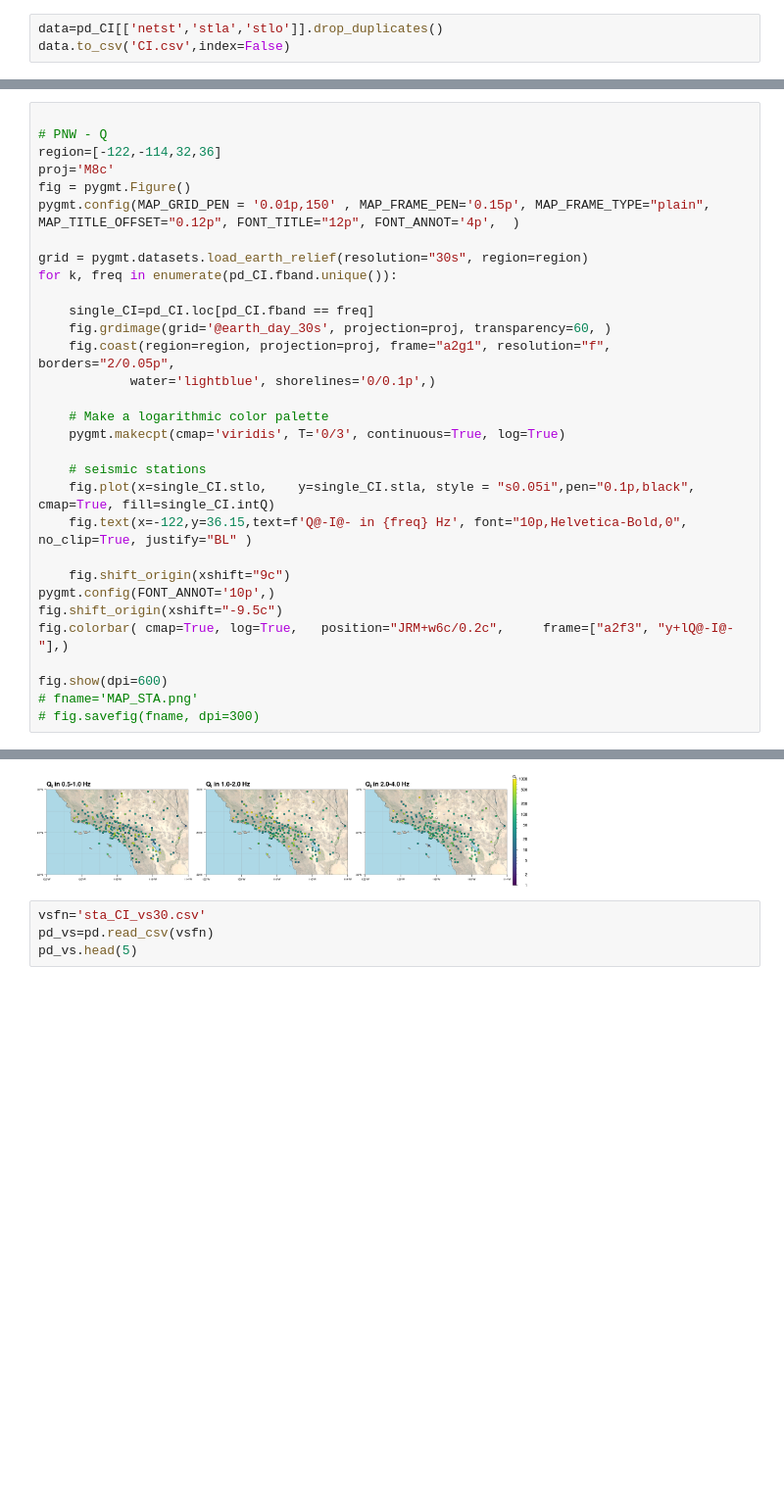
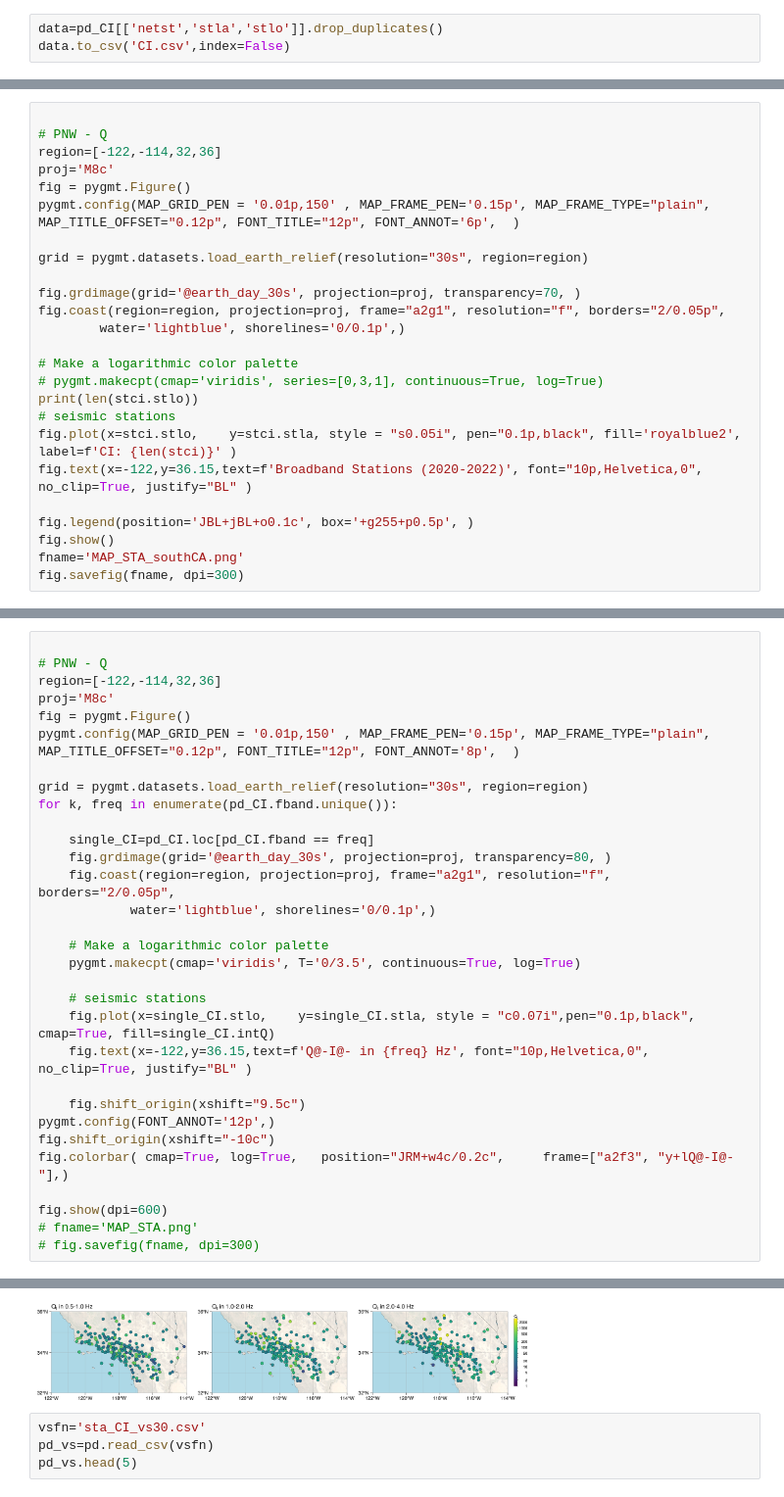
Before and after one commit to kuanfufeng/Attenuation_Paper, a Jupyter notebook: attenuation_SouthCA/01_Check.ipynb, the cells around one changed output, grey strips where cells are left out. Shown at 98% size. Saved outputs shown, nothing was run; the diff lists cells and outputs as text; blank space fills up the shorter version.

```diff
--- a/attenuation_SouthCA/01_Check.ipynb
+++ b/attenuation_SouthCA/01_Check.ipynb
@@ -60,0 +92,25 @@ data.to_csv('CI.csv',index=False)
+# %%
+
+# PNW - Q
+region=[-122,-114,32,36]
+proj='M8c'
+fig = pygmt.Figure()
+pygmt.config(MAP_GRID_PEN = '0.01p,150' , MAP_FRAME_PEN='0.15p', MAP_FRAME_TYPE="plain", MAP_TITLE_OFFSET="0.12p", FONT_TITLE="12p", FONT_ANNOT='6p',  )
+
+grid = pygmt.datasets.load_earth_relief(resolution="30s", region=region)
+
+fig.grdimage(grid='@earth_day_30s', projection=proj, transparency=70, )
+fig.coast(region=region, projection=proj, frame="a2g1", resolution="f", borders="2/0.05p",
+        water='lightblue', shorelines='0/0.1p',)
+
+# Make a logarithmic color palette
+# pygmt.makecpt(cmap='viridis', series=[0,3,1], continuous=True, log=True)
+print(len(stci.stlo))
+# seismic stations
+fig.plot(x=stci.stlo,    y=stci.stla, style = "s0.05i", pen="0.1p,black", fill='royalblue2', label=f'CI: {len(stci)}' )
+fig.text(x=-122,y=36.15,text=f'Broadband Stations (2020-2022)', font="10p,Helvetica,0", no_clip=True, justify="BL" )
+
+fig.legend(position='JBL+jBL+o0.1c', box='+g255+p0.5p', )
+fig.show()
+fname='MAP_STA_southCA.png'
+fig.savefig(fname, dpi=300)
@@ -61,42 +121,42 @@ data.to_csv('CI.csv',index=False)
 # %%
 
 # PNW - Q
 region=[-122,-114,32,36]
 proj='M8c'
 fig = pygmt.Figure()
-pygmt.config(MAP_GRID_PEN = '0.01p,150' , MAP_FRAME_PEN='0.15p', MAP_FRAME_TYPE="plain", MAP_TITLE_OFFSET="0.12p", FONT_TITLE="12p", FONT_ANNOT='4p',  )
+pygmt.config(MAP_GRID_PEN = '0.01p,150' , MAP_FRAME_PEN='0.15p', MAP_FRAME_TYPE="plain", MAP_TITLE_OFFSET="0.12p", FONT_TITLE="12p", FONT_ANNOT='8p',  )
 
 grid = pygmt.datasets.load_earth_relief(resolution="30s", region=region)
 for k, freq in enumerate(pd_CI.fband.unique()):
 
     single_CI=pd_CI.loc[pd_CI.fband == freq]
-    fig.grdimage(grid='@earth_day_30s', projection=proj, transparency=60, )
+    fig.grdimage(grid='@earth_day_30s', projection=proj, transparency=80, )
     fig.coast(region=region, projection=proj, frame="a2g1", resolution="f", borders="2/0.05p",
             water='lightblue', shorelines='0/0.1p',)
 
     # Make a logarithmic color palette
-    pygmt.makecpt(cmap='viridis', T='0/3', continuous=True, log=True)
+    pygmt.makecpt(cmap='viridis', T='0/3.5', continuous=True, log=True)
 
     # seismic stations
-    fig.plot(x=single_CI.stlo,    y=single_CI.stla, style = "s0.05i",pen="0.1p,black", cmap=True, fill=single_CI.intQ)
-    fig.text(x=-122,y=36.15,text=f'Q@-I@- in {freq} Hz', font="10p,Helvetica-Bold,0", no_clip=True, justify="BL" )
+    fig.plot(x=single_CI.stlo,    y=single_CI.stla, style = "c0.07i",pen="0.1p,black", cmap=True, fill=single_CI.intQ)
+    fig.text(x=-122,y=36.15,text=f'Q@-I@- in {freq} Hz', font="10p,Helvetica,0", no_clip=True, justify="BL" )
 
-    fig.shift_origin(xshift="9c")
-pygmt.config(FONT_ANNOT='10p',)
-fig.shift_origin(xshift="-9.5c")
-fig.colorbar( cmap=True, log=True,   position="JRM+w6c/0.2c",     frame=["a2f3", "y+lQ@-I@-"],)
+    fig.shift_origin(xshift="9.5c")
+pygmt.config(FONT_ANNOT='12p',)
+fig.shift_origin(xshift="-10c")
+fig.colorbar( cmap=True, log=True,   position="JRM+w4c/0.2c",     frame=["a2f3", "y+lQ@-I@-"],)
 
 fig.show(dpi=600)
 # fname='MAP_STA.png'
 # fig.savefig(fname, dpi=300)
 # %% [output]
 coast [WARNING]: 0/0.1 not a valid number and may not be decoded properly.
 makecpt [WARNING]: Without inc in -T option, -Z has no effect (ignored)
 coast [WARNING]: 0/0.1 not a valid number and may not be decoded properly.
 makecpt [WARNING]: Without inc in -T option, -Z has no effect (ignored)
 coast [WARNING]: 0/0.1 not a valid number and may not be decoded properly.
 makecpt [WARNING]: Without inc in -T option, -Z has no effect (ignored)
-[figure, old version]
+[figure, new version]
 # %%
 vsfn='sta_CI_vs30.csv'
 pd_vs=pd.read_csv(vsfn)
```
Also changed, not shown: parts of 2 cells of this notebook, 8 other files.
